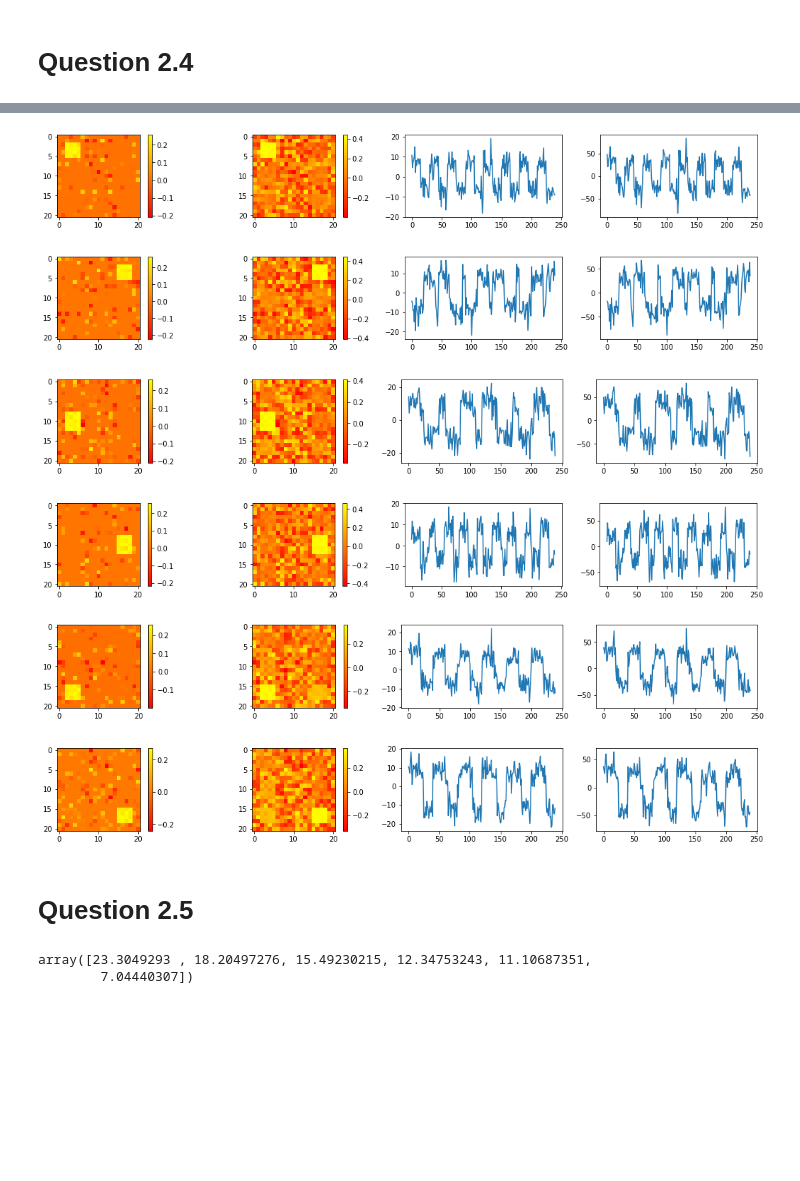
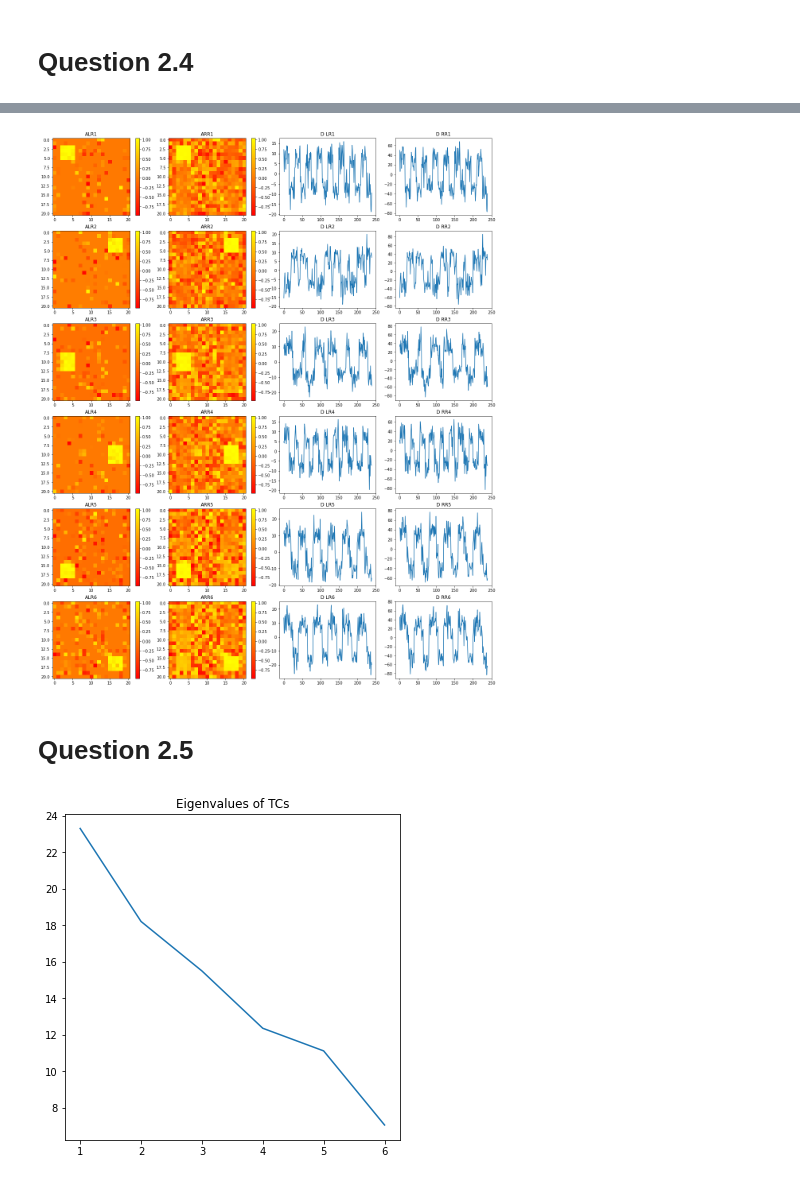
Before and after one commit to cheyaobong/mast30034-assignment-1, a Jupyter notebook: code/Assignment 1.ipynb, the cells around one changed output, grey strips where cells are left out. Drawn from its saved outputs; the diff is of its cells as text; code cells hidden in the pictures; blank space fills up the shorter version.

```diff
--- a/code/Assignment 1.ipynb
+++ b/code/Assignment 1.ipynb
@@ -390,11 +393,6 @@ plt.show()
 # Question 2.3
 # %%
 def LR(TC_array, rho, X_standardised):
-
-    N = 240
-    x1 = 21
-    x2 = 21
-    nsrcs = 6
 
     step = 1/(np.linalg.norm(np.matmul(TC_array, TC_array.transpose())) * 1.1)
     thr = rho*N*step
@@ -503,44 +525,50 @@ print(sum(c_SLR),sum(c_SRR))
 # %%
-for i in range(6):
-    figure(figsize=(15,12))
+figure, axes = plt.subplots(6,4, figsize=(20,25))
 
-    plt.subplot(6, 4, 1)
-    spatial_map_LR = np.reshape(ALR[i], (21,21))
-    plt.imshow(spatial_map_LR, interpolation='none', cmap="autumn")
-    plt.colorbar()
+for p in range(6):
+    # ALR
+    spatial_map_LR = np.reshape(ALR[p], (21,21))
+    im1 = axes[p, 0].imshow(spatial_map_LR, interpolation='none', cmap="autumn")
+    axes[p, 0].set_title("ALR" + str(p+1))
 
-    plt.subplot(6, 4, 2)
-    spatial_map_RR = np.reshape(ARR[i], (21,21))
-    plt.imshow(spatial_map_RR, interpolation='none', cmap="autumn")
-    plt.colorbar()
+    divider = make_axes_locatable(axes[p, 0])
+    cax = divider.append_axes('right', size='5%', pad=0.2)
+    fig.colorbar(im, cax=cax, orientation="vertical")
 
-    plt.subplot(6, 4, 3)
-    plt.plot(DLR[:, i])
+    # ARR
+    spatial_map_RR = np.reshape(ARR[p], (21,21))
+    im2 = axes[p, 1].imshow(spatial_map_RR, interpolation='none', cmap="autumn")
+    axes[p, 1].set_title("ARR" + str(p+1))
 
-    plt.subplot(6, 4, 4)
-    plt.plot(DRR[:, i])
+    divider = make_axes_locatable(axes[p, 1])
+    cax = divider.append_axes('right', size='5%', pad=0.2)
+    fig.colorbar(im, cax=cax, orientation="vertical")
 
-    plt.tight_layout()
-    plt.show()
+#     # DLR
+    axes[p, 2].plot(DLR[:, p])
+    axes[p, 2].set_title("D LR" + str(p+1))
+
+#     # DRR
+    axes[p, 3].plot(DRR[:, p])
+    axes[p, 3].set_title("D RR" + str(p+1))
+
+plt.savefig("../plots/ALR_ARR_DLR_DRR.png")
+plt.show()
 # %% [output]
-[figure, old version]
+[figure, new version]
-[figure, removed]
-[figure, removed]
-[figure, removed]
-[figure, removed]
-[figure, removed]
 # %% [markdown]
 # Question 2.5
 # %%
 # PCA
-
 U, V, W = np.linalg.svd(TC_standardised)
 
 # Eigenvalues
-V
+plt.plot([1,2,3,4,5,6], V)
+plt.title("Eigenvalues of TCs")
+plt.savefig("../plots/TC_eigenvalues.png")
+plt.show()
 # %% [output]
-array([23.3049293 , 18.20497276, 15.49230215, 12.34753243, 11.10687351,
-        7.04440307])
+[figure, added]
 # %%
 # Z
 Z = np.matmul(U, TC_standardised)
```
Also changed, not shown: parts of 27 cells of this notebook, 18 other files.
